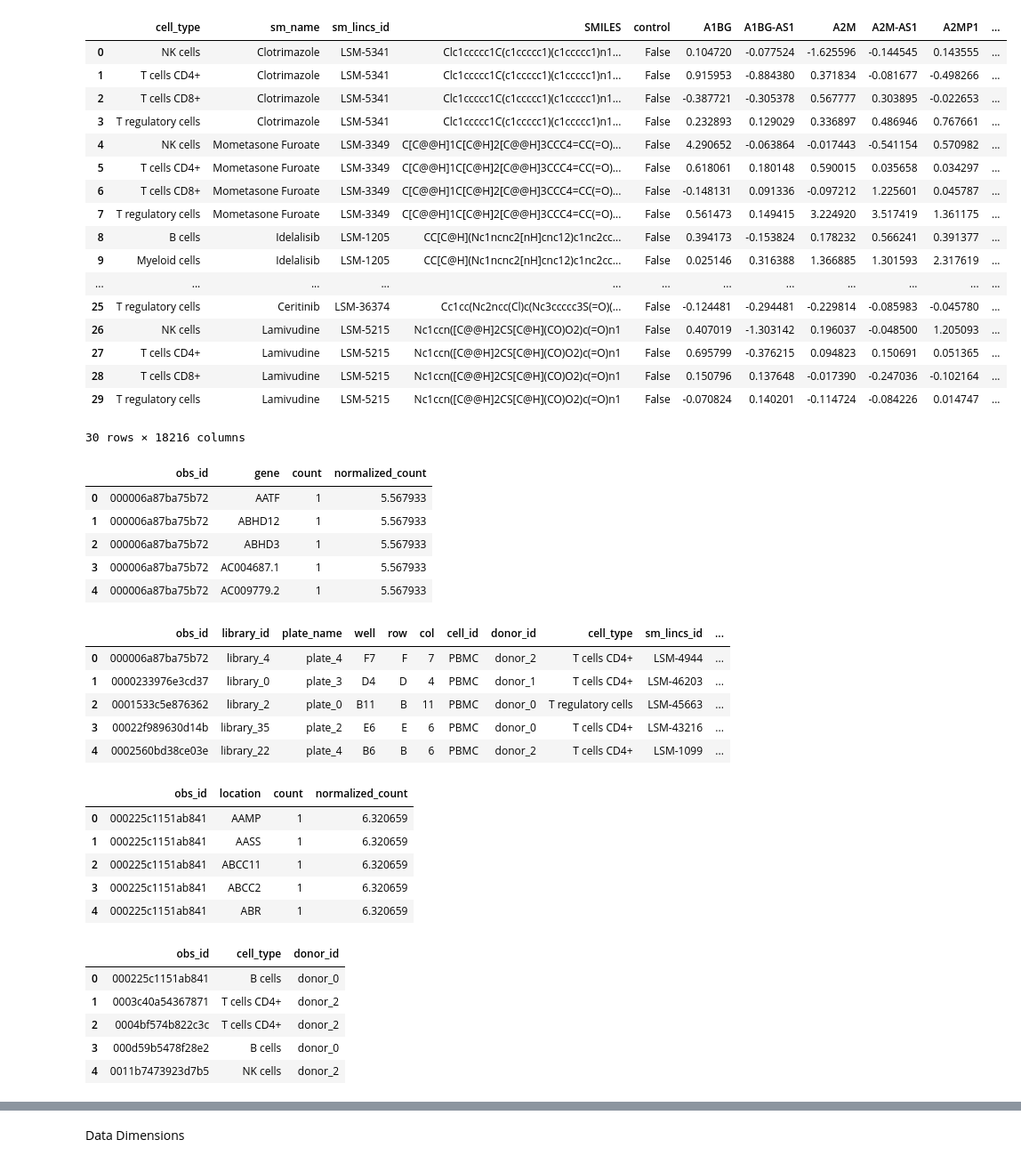
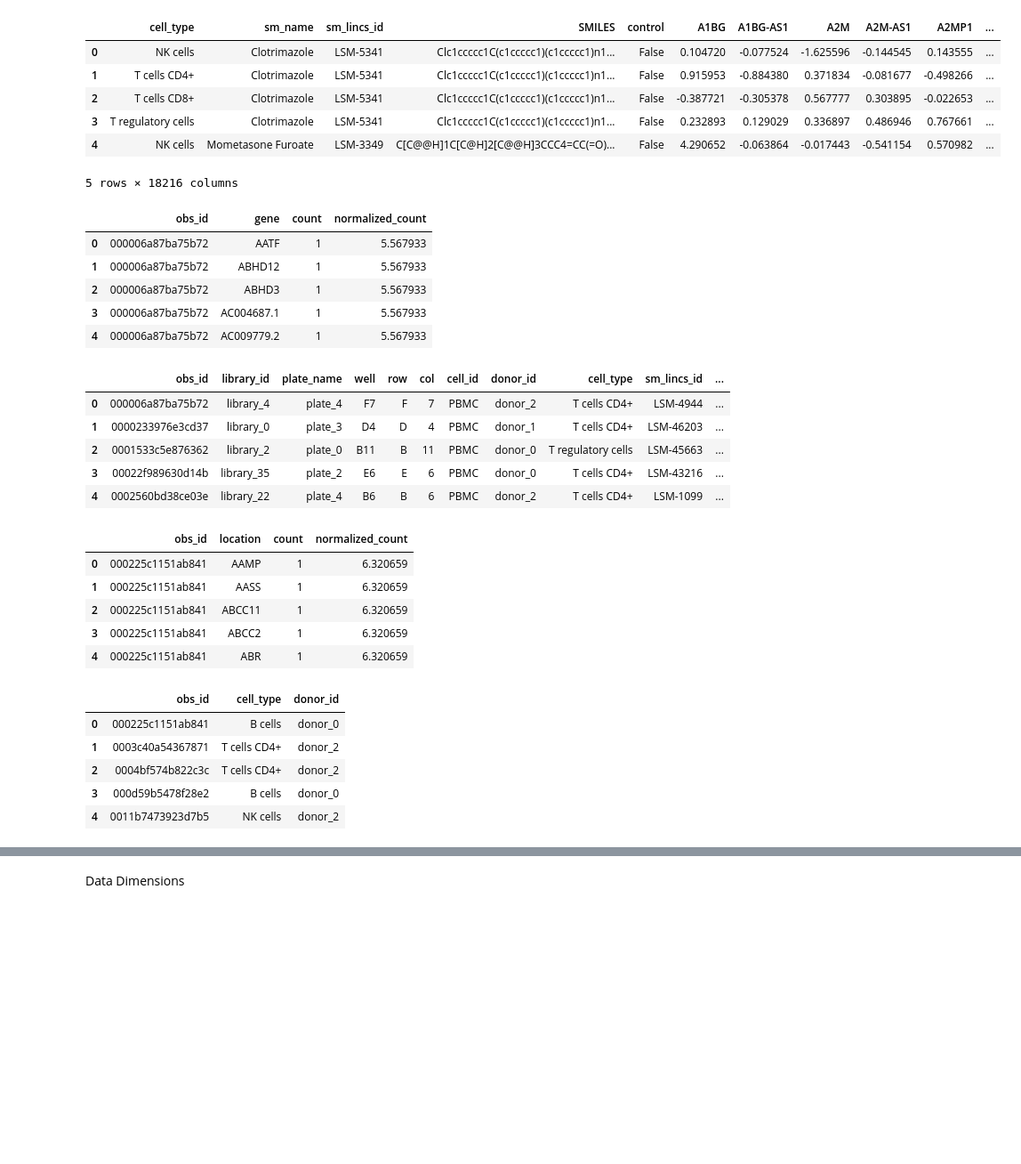
Before and after one commit to F-Sossi/CSS581_Group8_Project_Cell_Pertubations, a Jupyter notebook: Data_exploration.ipynb, the cells around one changed output, grey strips where cells are left out. Shown at 89% size. Cells and saved outputs as stored; diff of their text form; code cells hidden in the pictures; blank space fills up the shorter version.

Commit message:
cleaned up the code prior to branch all cells run

```diff
--- a/Data_exploration.ipynb
+++ b/Data_exploration.ipynb
@@ -2,46 +2,35 @@
 import pandas as pd
 
 # Adjust the file paths if your data is located elsewhere
 de_train = pd.read_parquet('data/de_train.parquet')
 adata_train = pd.read_parquet('data/adata_train.parquet')
 adata_obs_meta = pd.read_csv('data/adata_obs_meta.csv')
 multiome_train = pd.read_parquet('data/multiome_train.parquet')
 multiome_obs_meta = pd.read_csv('data/multiome_obs_meta.csv')
 multiome_var_meta = pd.read_csv('data/multiome_var_meta.csv')
 id_map = pd.read_csv('data/id_map.csv')
 sample_submission = pd.read_csv('data/sample_submission.csv')
 
 # print the head of each dataset to check loading
-display(de_train.head(30))
+display(de_train.head())
 display(adata_train.head())
 display(adata_obs_meta.head())
 display(multiome_train.head())
 display(multiome_obs_meta.head())
 display(multiome_var_meta.head())
 display(id_map.head())
 display(sample_submission.head())
 
 # take a random sample of de_train to reduce the size of the dataset and save as a tester.csv
 de_train.sample(n=200, random_state=1).to_csv('data/tester.csv', index=False)
 # %% [output]
 |  | cell_type | sm_name | sm_lincs_id | SMILES | control | A1BG | A1BG-AS1 | A2M | A2M-AS1 | A2MP1 | ... |
 | 0 | NK cells | Clotrimazole | LSM-5341 | Clc1ccccc1C(c1ccccc1)(c1ccccc1)n1... | False | 0.104720 | -0.077524 | -1.625596 | -0.144545 | 0.143555 | ... |
 | 1 | T cells CD4+ | Clotrimazole | LSM-5341 | Clc1ccccc1C(c1ccccc1)(c1ccccc1)n1... | False | 0.915953 | -0.884380 | 0.371834 | -0.081677 | -0.498266 | ... |
 | 2 | T cells CD8+ | Clotrimazole | LSM-5341 | Clc1ccccc1C(c1ccccc1)(c1ccccc1)n1... | False | -0.387721 | -0.305378 | 0.567777 | 0.303895 | -0.022653 | ... |
 | 3 | T regulatory cells | Clotrimazole | LSM-5341 | Clc1ccccc1C(c1ccccc1)(c1ccccc1)n1... | False | 0.232893 | 0.129029 | 0.336897 | 0.486946 | 0.767661 | ... |
 | 4 | NK cells | Mometasone Furoate | LSM-3349 | C[C@@H]1C[C@H]2[C@@H]3CCC4=CC(=O)... | False | 4.290652 | -0.063864 | -0.017443 | -0.541154 | 0.570982 | ... |
-| 5 | T cells CD4+ | Mometasone Furoate | LSM-3349 | C[C@@H]1C[C@H]2[C@@H]3CCC4=CC(=O)... | False | 0.618061 | 0.180148 | 0.590015 | 0.035658 | 0.034297 | ... |
-| 6 | T cells CD8+ | Mometasone Furoate | LSM-3349 | C[C@@H]1C[C@H]2[C@@H]3CCC4=CC(=O)... | False | -0.148131 | 0.091336 | -0.097212 | 1.225601 | 0.045787 | ... |
-| 7 | T regulatory cells | Mometasone Furoate | LSM-3349 | C[C@@H]1C[C@H]2[C@@H]3CCC4=CC(=O)... | False | 0.561473 | 0.149415 | 3.224920 | 3.517419 | 1.361175 | ... |
-| 8 | B cells | Idelalisib | LSM-1205 | CC[C@H](Nc1ncnc2[nH]cnc12)c1nc2cc... | False | 0.394173 | -0.153824 | 0.178232 | 0.566241 | 0.391377 | ... |
-| 9 | Myeloid cells | Idelalisib | LSM-1205 | CC[C@H](Nc1ncnc2[nH]cnc12)c1nc2cc... | False | 0.025146 | 0.316388 | 1.366885 | 1.301593 | 2.317619 | ... |
-| ... | ... | ... | ... | ... | ... | ... | ... | ... | ... | ... | ... |
-| 25 | T regulatory cells | Ceritinib | LSM-36374 | Cc1cc(Nc2ncc(Cl)c(Nc3ccccc3S(=O)(... | False | -0.124481 | -0.294481 | -0.229814 | -0.085983 | -0.045780 | ... |
-| 26 | NK cells | Lamivudine | LSM-5215 | Nc1ccn([C@@H]2CS[C@H](CO)O2)c(=O)n1 | False | 0.407019 | -1.303142 | 0.196037 | -0.048500 | 1.205093 | ... |
-| 27 | T cells CD4+ | Lamivudine | LSM-5215 | Nc1ccn([C@@H]2CS[C@H](CO)O2)c(=O)n1 | False | 0.695799 | -0.376215 | 0.094823 | 0.150691 | 0.051365 | ... |
-| 28 | T cells CD8+ | Lamivudine | LSM-5215 | Nc1ccn([C@@H]2CS[C@H](CO)O2)c(=O)n1 | False | 0.150796 | 0.137648 | -0.017390 | -0.247036 | -0.102164 | ... |
-| 29 | T regulatory cells | Lamivudine | LSM-5215 | Nc1ccn([C@@H]2CS[C@H](CO)O2)c(=O)n1 | False | -0.070824 | 0.140201 | -0.114724 | -0.084226 | 0.014747 | ... |
-30 rows × 18216 columns
+5 rows × 18216 columns
 |  | obs_id | gene | count | normalized_count |
 | 0 | 000006a87ba75b72 | AATF | 1 | 5.567933 |
 | 1 | 000006a87ba75b72 | ABHD12 | 1 | 5.567933 |
```
Also changed, not shown: parts of 23 cells of this notebook, 1 other file.
